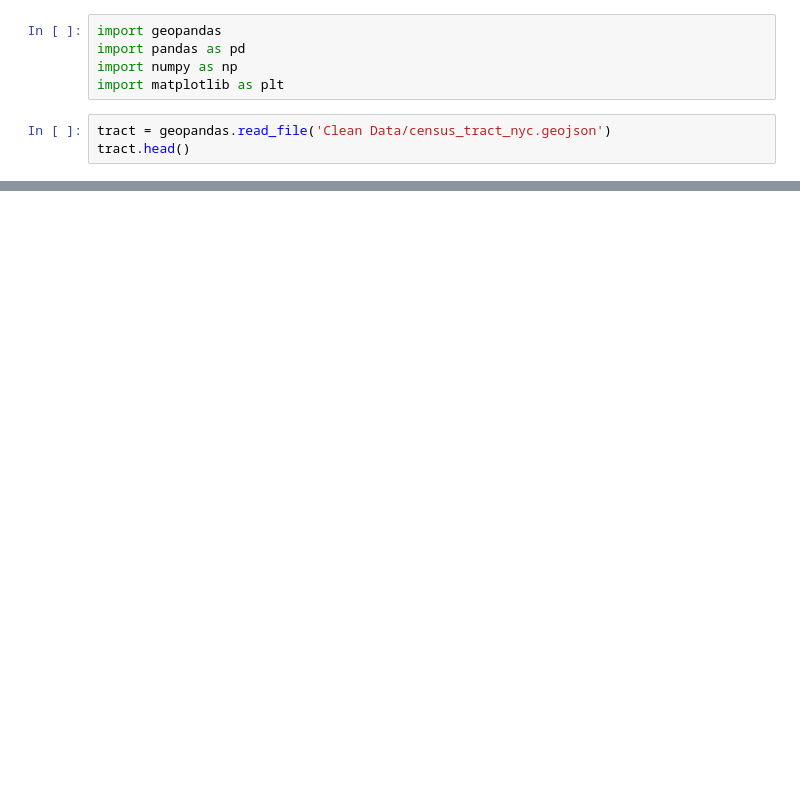
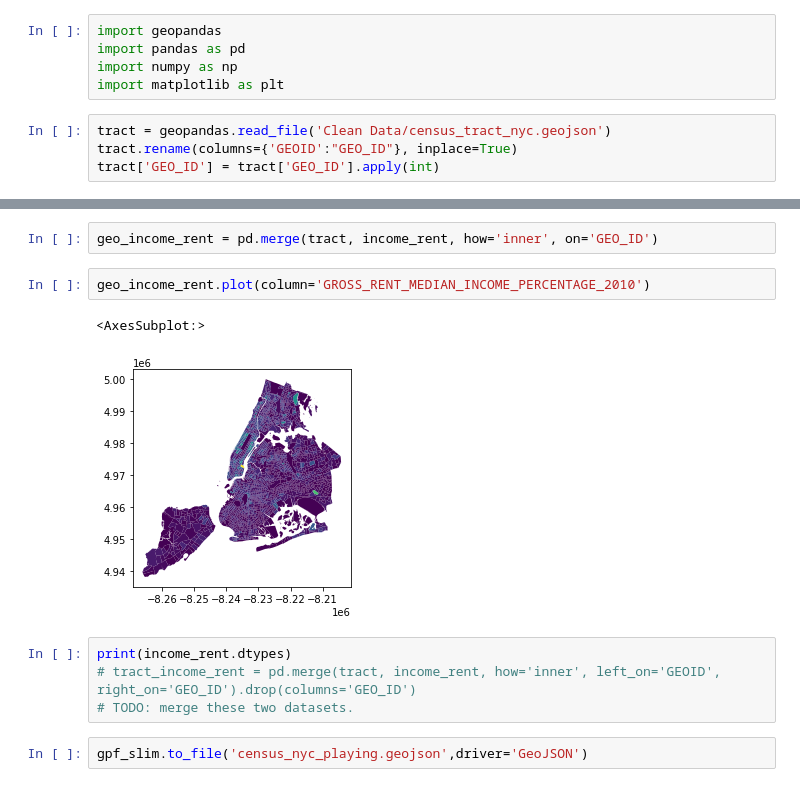
Before and after one commit to beibeilu/digital-twin, a Jupyter notebook: data-analysis/Merge.ipynb, the cells around one changed output, grey strips where cells are left out. Saved outputs shown, nothing was run; the diff lists cells and outputs as text; blank space fills up the shorter version.

```diff
--- a/data-analysis/Merge.ipynb
+++ b/data-analysis/Merge.ipynb
@@ -5,4 +5,5 @@ import numpy as np
 import matplotlib as plt
 # %%
 tract = geopandas.read_file('Clean Data/census_tract_nyc.geojson')
-tract.head()
+tract.rename(columns={'GEOID':"GEO_ID"}, inplace=True)
+tract['GEO_ID'] = tract['GEO_ID'].apply(int)
@@ -32,2 +57,15 @@ income_rent.head()
+# %%
+geo_income_rent = pd.merge(tract, income_rent, how='inner', on='GEO_ID')
+# %%
+geo_income_rent.plot(column='GROSS_RENT_MEDIAN_INCOME_PERCENTAGE_2010')
+# %% [output]
+<AxesSubplot:>
+[figure, added]
+# %%
+print(income_rent.dtypes)
+# tract_income_rent = pd.merge(tract, income_rent, how='inner', left_on='GEOID', right_on='GEO_ID').drop(columns='GEO_ID')
+# TODO: merge these two datasets.
+# %%
+gpf_slim.to_file('census_nyc_playing.geojson',driver='GeoJSON')
 # %%
 # %% [output]
```
Also changed, not shown: parts of 8 cells of this notebook, 22 other files.
